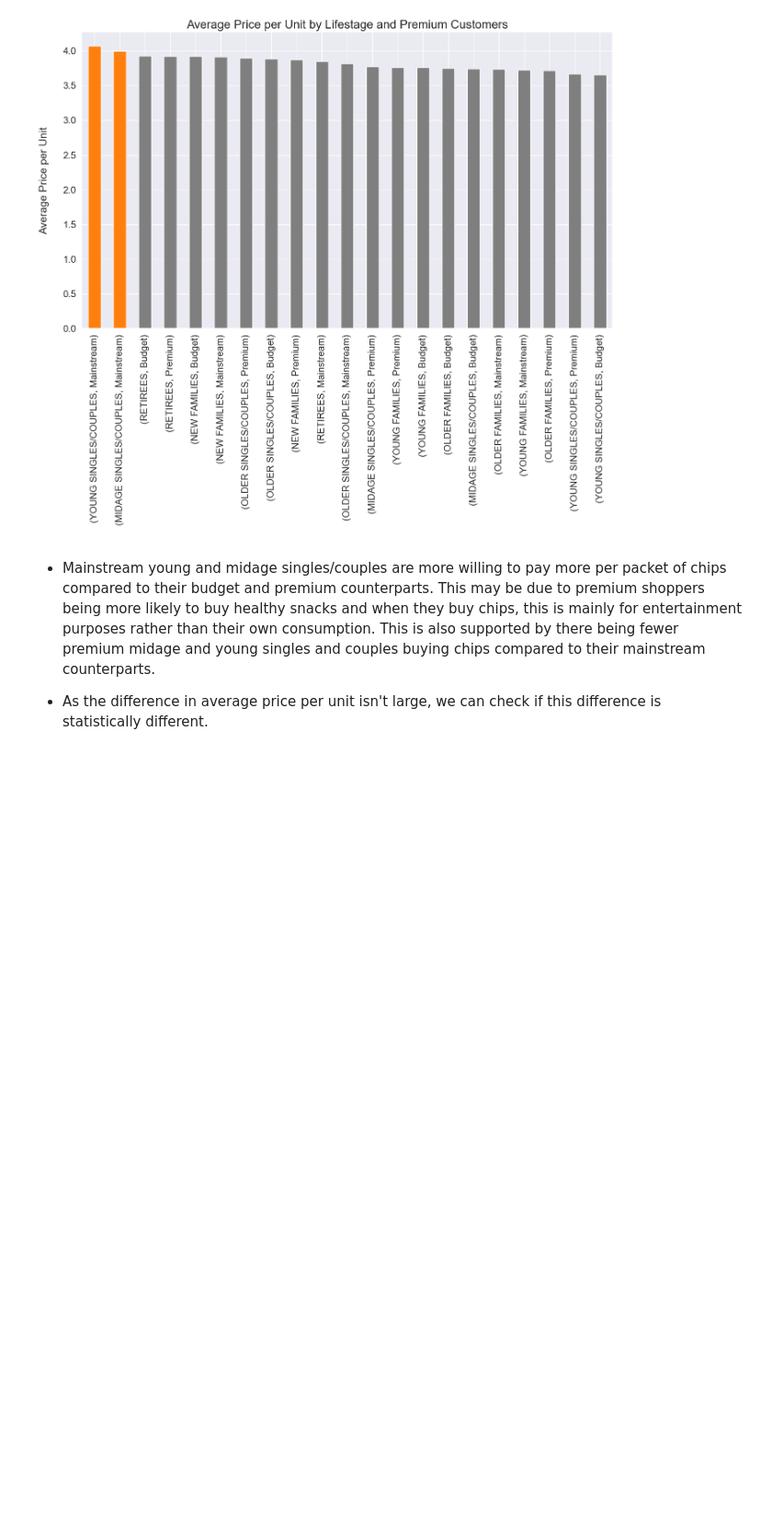
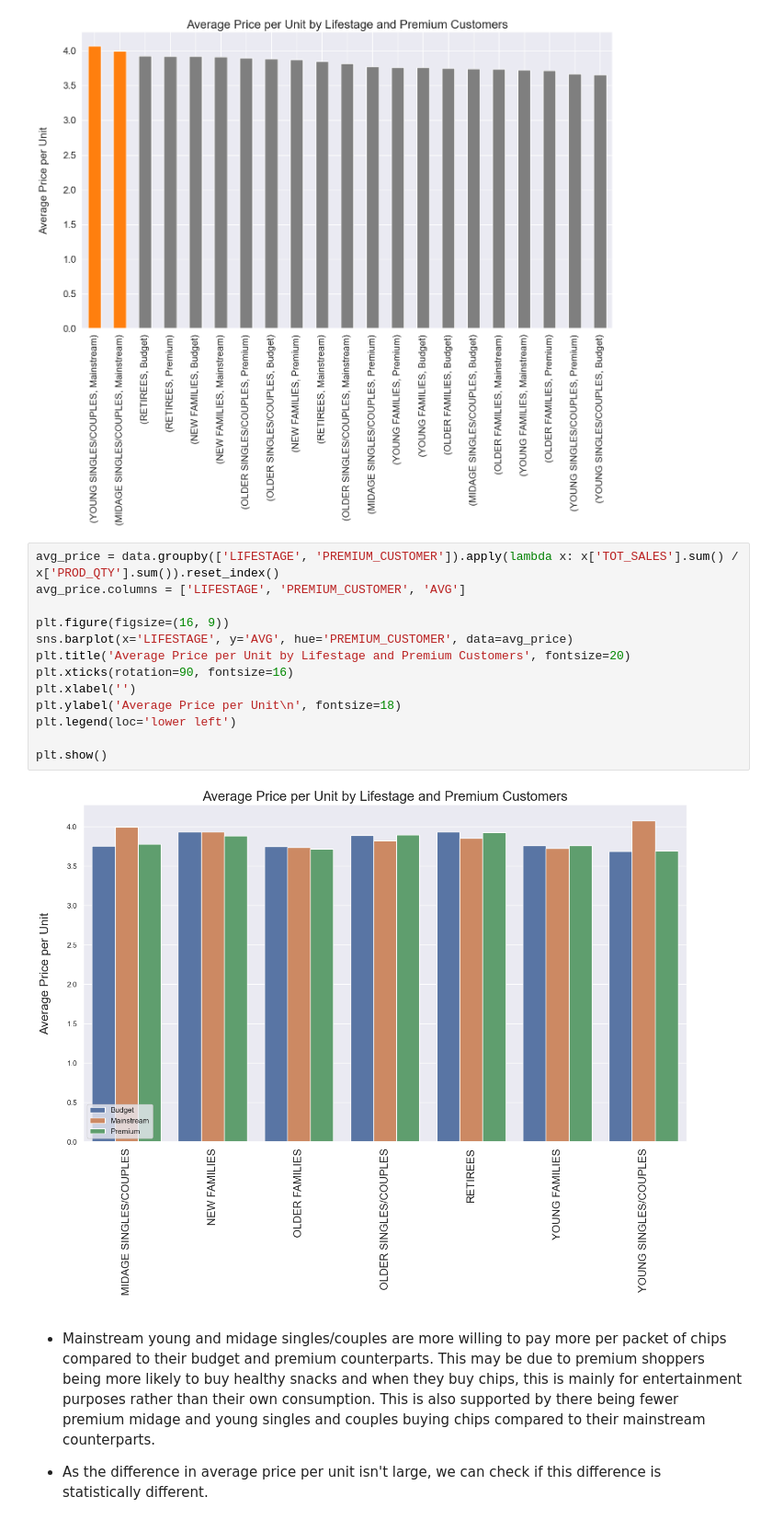
Before and after one commit to sabirinID/Quantium-Data-Analytics-Virtual-Internship, a Jupyter notebook: Files/1-Data Preparation and Customer Analytics/1-Data Preparation.ipynb, the cells around one changed output. Shown at 92% size. Saved outputs shown, nothing was run; the diff lists cells and outputs as text; blank space fills up the shorter version.

```diff
--- a/Files/1-Data Preparation and Customer Analytics/1-Data Preparation.ipynb
+++ b/Files/1-Data Preparation and Customer Analytics/1-Data Preparation.ipynb
@@ -850,6 +893,21 @@ plt.ylabel('Average Price per Unit\n', fontsize=18)
 plt.show()
 # %% [output]
 [figure]
+# %%
+avg_price = data.groupby(['LIFESTAGE', 'PREMIUM_CUSTOMER']).apply(lambda x: x['TOT_SALES'].sum() / x['PROD_QTY'].sum()).reset_index()
+avg_price.columns = ['LIFESTAGE', 'PREMIUM_CUSTOMER', 'AVG']
+
+plt.figure(figsize=(16, 9))
+sns.barplot(x='LIFESTAGE', y='AVG', hue='PREMIUM_CUSTOMER', data=avg_price)
+plt.title('Average Price per Unit by Lifestage and Premium Customers', fontsize=20)
+plt.xticks(rotation=90, fontsize=16)
+plt.xlabel('')
+plt.ylabel('Average Price per Unit\n', fontsize=18)
+plt.legend(loc='lower left')
+
+plt.show()
+# %% [output]
+[figure, added]
 # %% [markdown]
 - Mainstream young and midage singles/couples are more willing to pay more per packet of chips compared to their budget and premium counterparts. This may be due to premium shoppers being more likely to buy healthy snacks and when they buy chips, this is mainly for entertainment purposes rather than their own consumption. This is also supported by there being fewer premium midage and young singles and couples buying chips compared to their mainstream counterparts.
 
```
Also changed, not shown: parts of 15 cells of this notebook.
